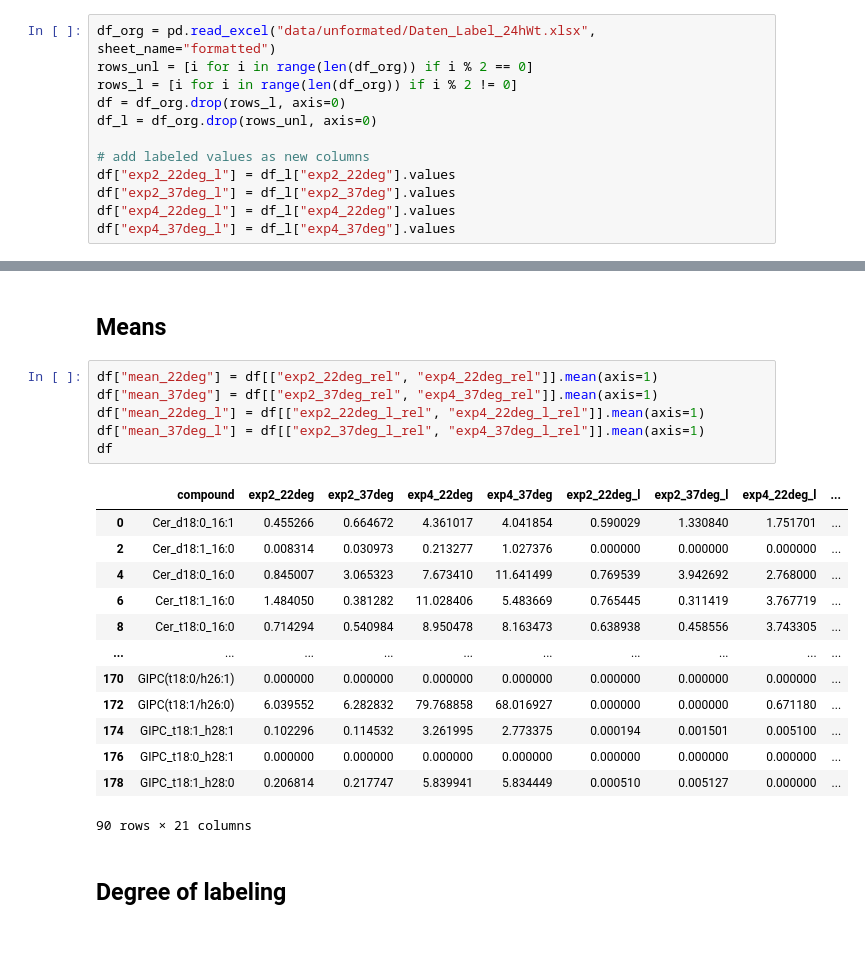
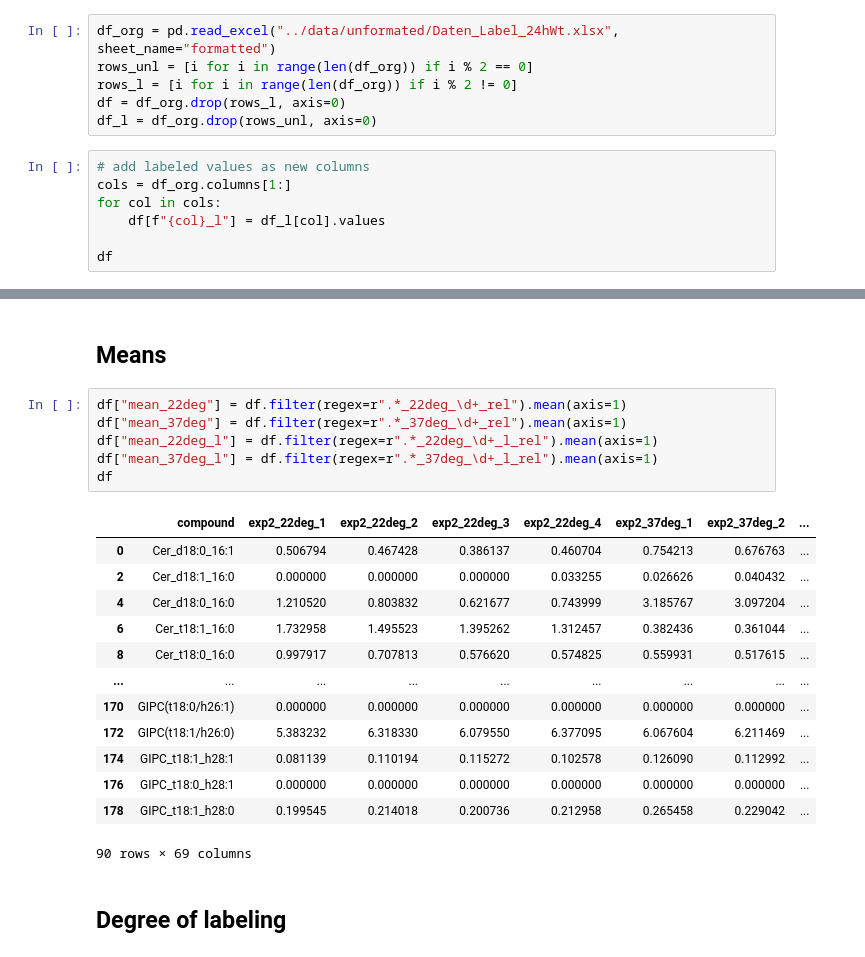
Before and after one commit to janniswi00/sphingo_modelling, a Jupyter notebook: code/analysis.ipynb, the cells around one changed output, grey strips where cells are left out. Saved outputs shown, nothing was run; the diff lists cells and outputs as text.

Commit message:
added single values

```diff
--- a/code/analysis.ipynb
+++ b/code/analysis.ipynb
@@ -7,14 +7,15 @@ import pandas as pd
 # %% [markdown]
 # Format data (Wt, 24h)
 # %%
-df_org = pd.read_excel("data/unformated/Daten_Label_24hWt.xlsx", sheet_name="formatted")
+df_org = pd.read_excel("../data/unformated/Daten_Label_24hWt.xlsx", sheet_name="formatted")
 rows_unl = [i for i in range(len(df_org)) if i % 2 == 0]
 rows_l = [i for i in range(len(df_org)) if i % 2 != 0]
 df = df_org.drop(rows_l, axis=0)
 df_l = df_org.drop(rows_unl, axis=0)
-
-# add labeled values as new columns
-df["exp2_22deg_l"] = df_l["exp2_22deg"].values
-df["exp2_37deg_l"] = df_l["exp2_37deg"].values
-df["exp4_22deg_l"] = df_l["exp4_22deg"].values
-df["exp4_37deg_l"] = df_l["exp4_37deg"].values
+# %%
+# add labeled values as new columns
+cols = df_org.columns[1:]
+for col in cols:
+    df[f"{col}_l"] = df_l[col].values
+
+df
@@ -66,25 +80,25 @@ np.float64(1.0)
 # %% [markdown]
 ## Means
 # %%
-df["mean_22deg"] = df[["exp2_22deg_rel", "exp4_22deg_rel"]].mean(axis=1)
-df["mean_37deg"] = df[["exp2_37deg_rel", "exp4_37deg_rel"]].mean(axis=1)
-df["mean_22deg_l"] = df[["exp2_22deg_l_rel", "exp4_22deg_l_rel"]].mean(axis=1)
-df["mean_37deg_l"] = df[["exp2_37deg_l_rel", "exp4_37deg_l_rel"]].mean(axis=1)
+df["mean_22deg"] = df.filter(regex=r".*_22deg_\d+_rel").mean(axis=1)
+df["mean_37deg"] = df.filter(regex=r".*_37deg_\d+_rel").mean(axis=1)
+df["mean_22deg_l"] = df.filter(regex=r".*_22deg_\d+_l_rel").mean(axis=1)
+df["mean_37deg_l"] = df.filter(regex=r".*_37deg_\d+_l_rel").mean(axis=1)
 df
 # %% [output]
-|  | compound | exp2_22deg | exp2_37deg | exp4_22deg | exp4_37deg | exp2_22deg_l | exp2_37deg_l | exp4_22deg_l | ... |
-| 0 | Cer_d18:0_16:1 | 0.455266 | 0.664672 | 4.361017 | 4.041854 | 0.590029 | 1.330840 | 1.751701 | ... |
-| 2 | Cer_d18:1_16:0 | 0.008314 | 0.030973 | 0.213277 | 1.027376 | 0.000000 | 0.000000 | 0.000000 | ... |
-| 4 | Cer_d18:0_16:0 | 0.845007 | 3.065323 | 7.673410 | 11.641499 | 0.769539 | 3.942692 | 2.768000 | ... |
-| 6 | Cer_t18:1_16:0 | 1.484050 | 0.381282 | 11.028406 | 5.483669 | 0.765445 | 0.311419 | 3.767719 | ... |
-| 8 | Cer_t18:0_16:0 | 0.714294 | 0.540984 | 8.950478 | 8.163473 | 0.638938 | 0.458556 | 3.743305 | ... |
-| ... | ... | ... | ... | ... | ... | ... | ... | ... | ... |
-| 170 | GIPC(t18:0/h26:1) | 0.000000 | 0.000000 | 0.000000 | 0.000000 | 0.000000 | 0.000000 | 0.000000 | ... |
-| 172 | GIPC(t18:1/h26:0) | 6.039552 | 6.282832 | 79.768858 | 68.016927 | 0.000000 | 0.000000 | 0.671180 | ... |
-| 174 | GIPC_t18:1_h28:1 | 0.102296 | 0.114532 | 3.261995 | 2.773375 | 0.000194 | 0.001501 | 0.005100 | ... |
-| 176 | GIPC_t18:0_h28:1 | 0.000000 | 0.000000 | 0.000000 | 0.000000 | 0.000000 | 0.000000 | 0.000000 | ... |
-| 178 | GIPC_t18:1_h28:0 | 0.206814 | 0.217747 | 5.839941 | 5.834449 | 0.000510 | 0.005127 | 0.000000 | ... |
+|  | compound | exp2_22deg_1 | exp2_22deg_2 | exp2_22deg_3 | exp2_22deg_4 | exp2_37deg_1 | exp2_37deg_2 | ... |
+| 0 | Cer_d18:0_16:1 | 0.506794 | 0.467428 | 0.386137 | 0.460704 | 0.754213 | 0.676763 | ... |
+| 2 | Cer_d18:1_16:0 | 0.000000 | 0.000000 | 0.000000 | 0.033255 | 0.026626 | 0.040432 | ... |
+| 4 | Cer_d18:0_16:0 | 1.210520 | 0.803832 | 0.621677 | 0.743999 | 3.185767 | 3.097204 | ... |
+| 6 | Cer_t18:1_16:0 | 1.732958 | 1.495523 | 1.395262 | 1.312457 | 0.382436 | 0.361044 | ... |
+| 8 | Cer_t18:0_16:0 | 0.997917 | 0.707813 | 0.576620 | 0.574825 | 0.559931 | 0.517615 | ... |
+| ... | ... | ... | ... | ... | ... | ... | ... | ... |
+| 170 | GIPC(t18:0/h26:1) | 0.000000 | 0.000000 | 0.000000 | 0.000000 | 0.000000 | 0.000000 | ... |
+| 172 | GIPC(t18:1/h26:0) | 5.383232 | 6.318330 | 6.079550 | 6.377095 | 6.067604 | 6.211469 | ... |
+| 174 | GIPC_t18:1_h28:1 | 0.081139 | 0.110194 | 0.115272 | 0.102578 | 0.126090 | 0.112992 | ... |
+| 176 | GIPC_t18:0_h28:1 | 0.000000 | 0.000000 | 0.000000 | 0.000000 | 0.000000 | 0.000000 | ... |
+| 178 | GIPC_t18:1_h28:0 | 0.199545 | 0.214018 | 0.200736 | 0.212958 | 0.265458 | 0.229042 | ... |
-90 rows × 21 columns
+90 rows × 69 columns
 # %% [markdown]
 ## Degree of labeling
 # %%
```
Also changed, not shown: parts of 7 cells of this notebook.
